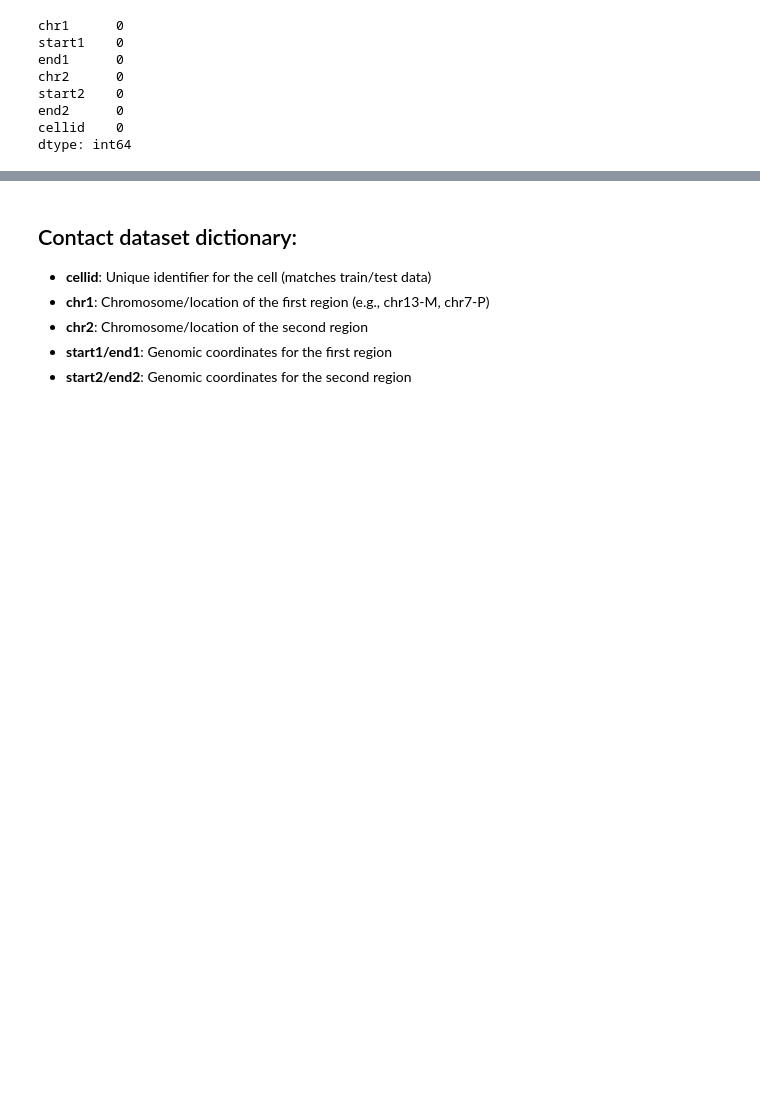
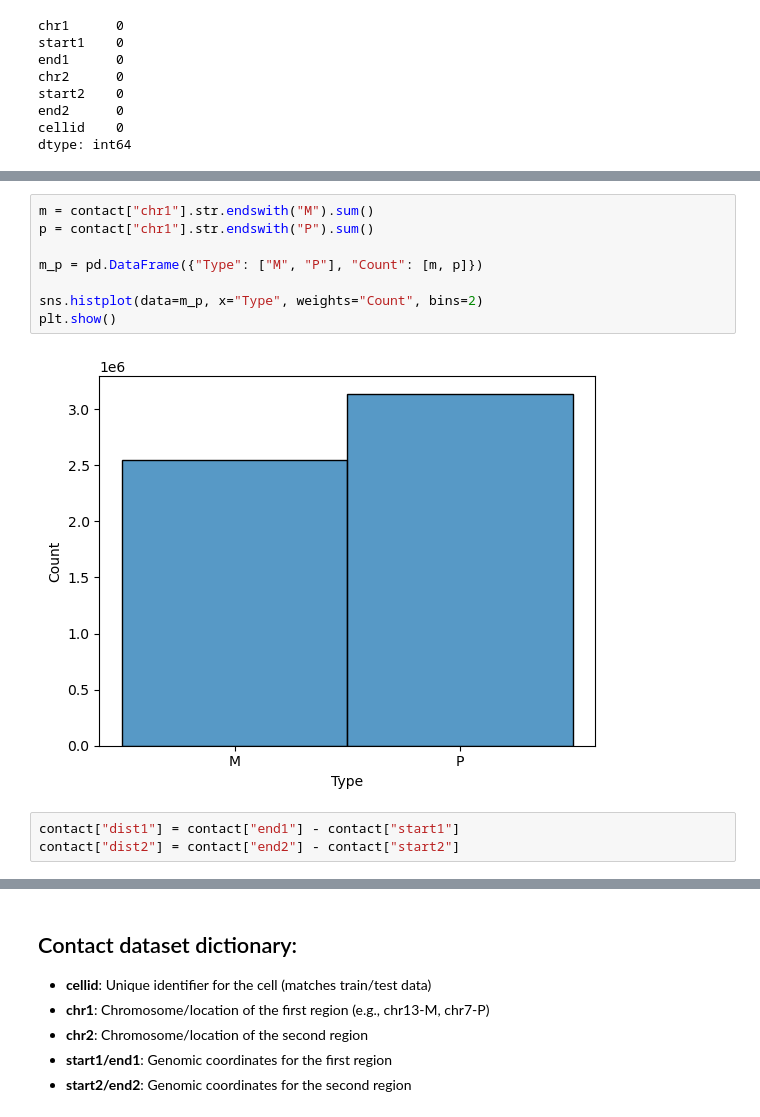
Before and after one commit to yahorlahunovich/wb-project, a Jupyter notebook: notebooks/eda.ipynb, the cells around one changed output, grey strips where cells are left out. Cells and saved outputs as stored; diff of their text form; blank space fills up the shorter version.

```diff
--- a/notebooks/eda.ipynb
+++ b/notebooks/eda.ipynb
@@ -92,0 +98,13 @@ dtype: int64
+# %%
+m = contact["chr1"].str.endswith("M").sum()
+p = contact["chr1"].str.endswith("P").sum()
+
+m_p = pd.DataFrame({"Type": ["M", "P"], "Count": [m, p]})
+
+sns.histplot(data=m_p, x="Type", weights="Count", bins=2)
+plt.show()
+# %% [output]
+[figure, added]
+# %%
+contact["dist1"] = contact["end1"] - contact["start1"]
+contact["dist2"] = contact["end2"] - contact["start2"]
```
Also changed, not shown: parts of 3 cells of this notebook.
